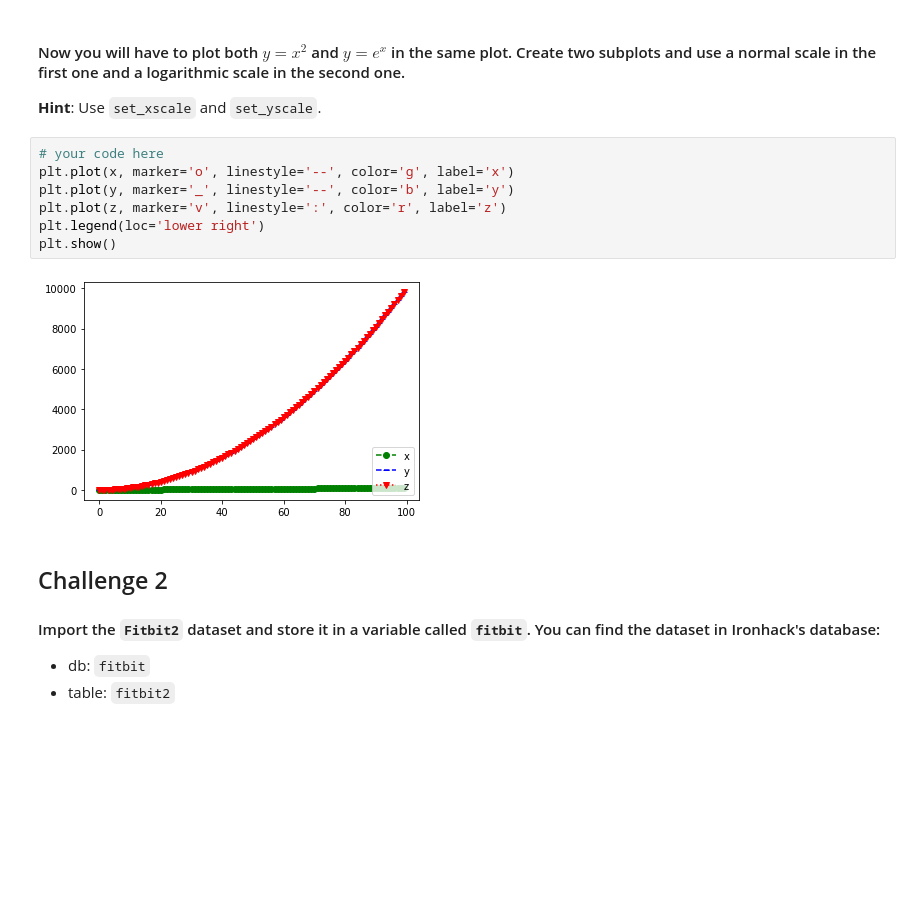
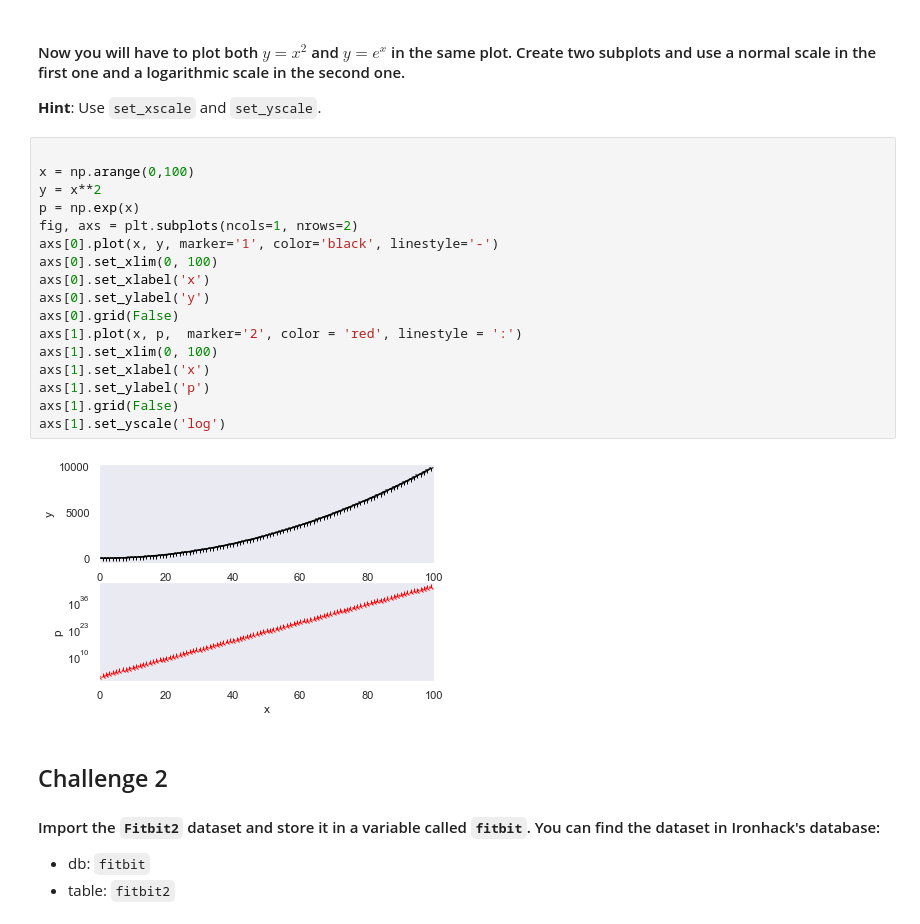
Before and after one commit to Fvperez1/dataptmad0522_labs, a Jupyter notebook: module-2/matplotlib-seaborn/your-code/Matplotlib & Seaborn.ipynb, the cells around one changed output. Saved outputs shown, nothing was run; the diff lists cells and outputs as text; blank space fills up the shorter version.

```diff
--- a/module-2/matplotlib-seaborn/your-code/Matplotlib & Seaborn.ipynb
+++ b/module-2/matplotlib-seaborn/your-code/Matplotlib & Seaborn.ipynb
@@ -180,15 +92,25 @@ plt.plot(x,y,z, marker='o', linestyle='--')
 # %% [markdown]
 #### Now you will have to plot both $y=x^2$ and $y=e^x$ in the same plot. Create two subplots and use a normal scale in the first one and a logarithmic scale in the second one.
 **Hint**: Use `set_xscale` and `set_yscale`.
-# %%
-# your code here
-plt.plot(x, marker='o', linestyle='--', color='g', label='x')
-plt.plot(y, marker='_', linestyle='--', color='b', label='y')
-plt.plot(z, marker='v', linestyle=':', color='r', label='z')
-plt.legend(loc='lower right')
-plt.show()
-# %% [output]
-[figure, removed]
+# %%
+
+x = np.arange(0,100)
+y = x**2
+p = np.exp(x)
+fig, axs = plt.subplots(ncols=1, nrows=2)
+axs[0].plot(x, y, marker='1', color='black', linestyle='-')
+axs[0].set_xlim(0, 100)
+axs[0].set_xlabel('x')
+axs[0].set_ylabel('y')
+axs[0].grid(False)
+axs[1].plot(x, p,  marker='2', color = 'red', linestyle = ':')
+axs[1].set_xlim(0, 100)
+axs[1].set_xlabel('x')
+axs[1].set_ylabel('p')
+axs[1].grid(False)
+axs[1].set_yscale('log')
+# %% [output]
+[figure, added]
 # %% [markdown]
 ## Challenge 2
 #### Import the `Fitbit2` dataset and store it in a variable called `fitbit`. You can find the dataset in Ironhack's database:
```
Also changed, not shown: parts of 25 cells of this notebook, 2 other files.
